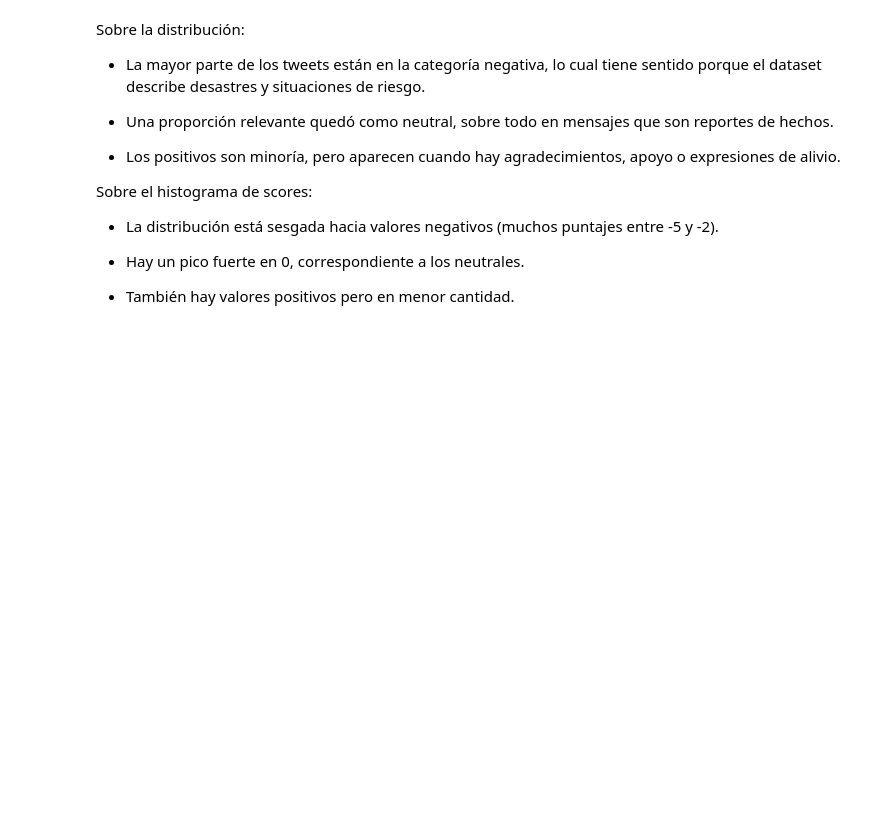
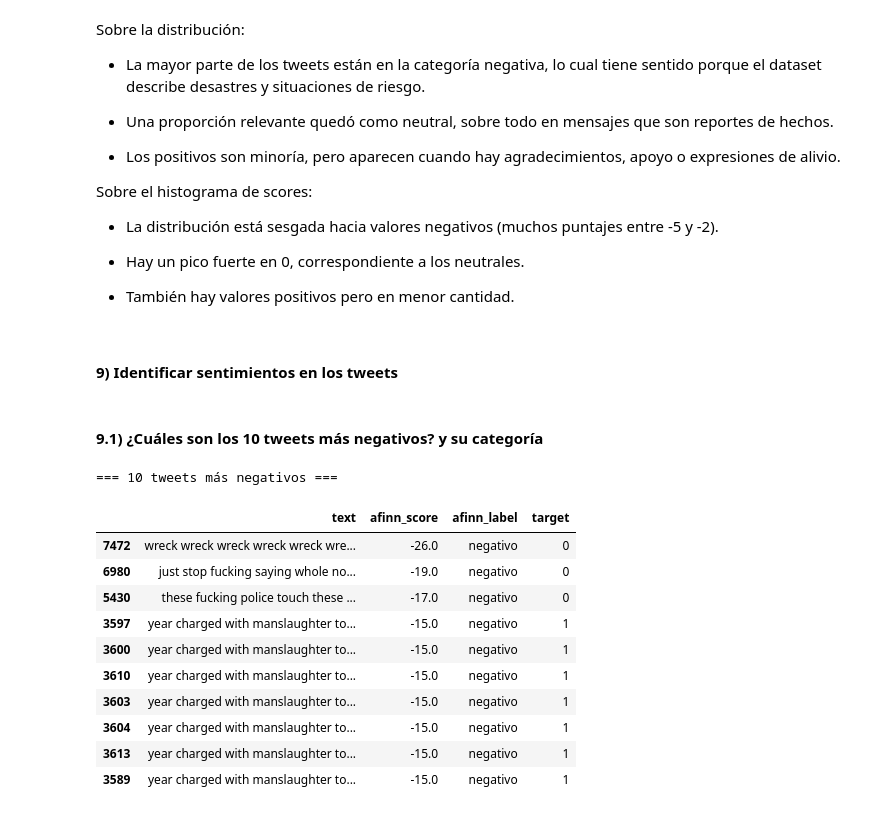
Before and after one commit to Saiyan-Javi/Lab5DS, a Jupyter notebook: Lab5DS.ipynb, the cells around one changed output. Saved outputs shown, nothing was run; the diff lists cells and outputs as text; code cells hidden in the pictures; blank space fills up the shorter version.

```diff
--- a/Lab5DS.ipynb
+++ b/Lab5DS.ipynb
@@ -790,3 +790,25 @@ Sobre el histograma de scores:
 - Hay un pico fuerte en 0, correspondiente a los neutrales.
 
 - También hay valores positivos pero en menor cantidad.
+# %% [markdown]
+#### 9) Identificar sentimientos en los tweets
+# %% [markdown]
+#### 9.1) ¿Cuáles son los 10 tweets más negativos? y su categoría
+# %%
+# Top 10 más negativos
+top_neg = df.sort_values("afinn_score").head(10)[["text","afinn_score","afinn_label","target"]]
+print("=== 10 tweets más negativos ===")
+display(top_neg)
+# %% [output]
+=== 10 tweets más negativos ===
+|  | text | afinn_score | afinn_label | target |
+| 7472 | wreck wreck wreck wreck wreck wre... | -26.0 | negativo | 0 |
+| 6980 | just stop fucking saying whole no... | -19.0 | negativo | 0 |
+| 5430 | these fucking police touch these ... | -17.0 | negativo | 0 |
+| 3597 | year charged with manslaughter to... | -15.0 | negativo | 1 |
+| 3600 | year charged with manslaughter to... | -15.0 | negativo | 1 |
+| 3610 | year charged with manslaughter to... | -15.0 | negativo | 1 |
+| 3603 | year charged with manslaughter to... | -15.0 | negativo | 1 |
+| 3604 | year charged with manslaughter to... | -15.0 | negativo | 1 |
+| 3613 | year charged with manslaughter to... | -15.0 | negativo | 1 |
+| 3589 | year charged with manslaughter to... | -15.0 | negativo | 1 |
```
Also changed, not shown: parts of 4 cells of this notebook.
